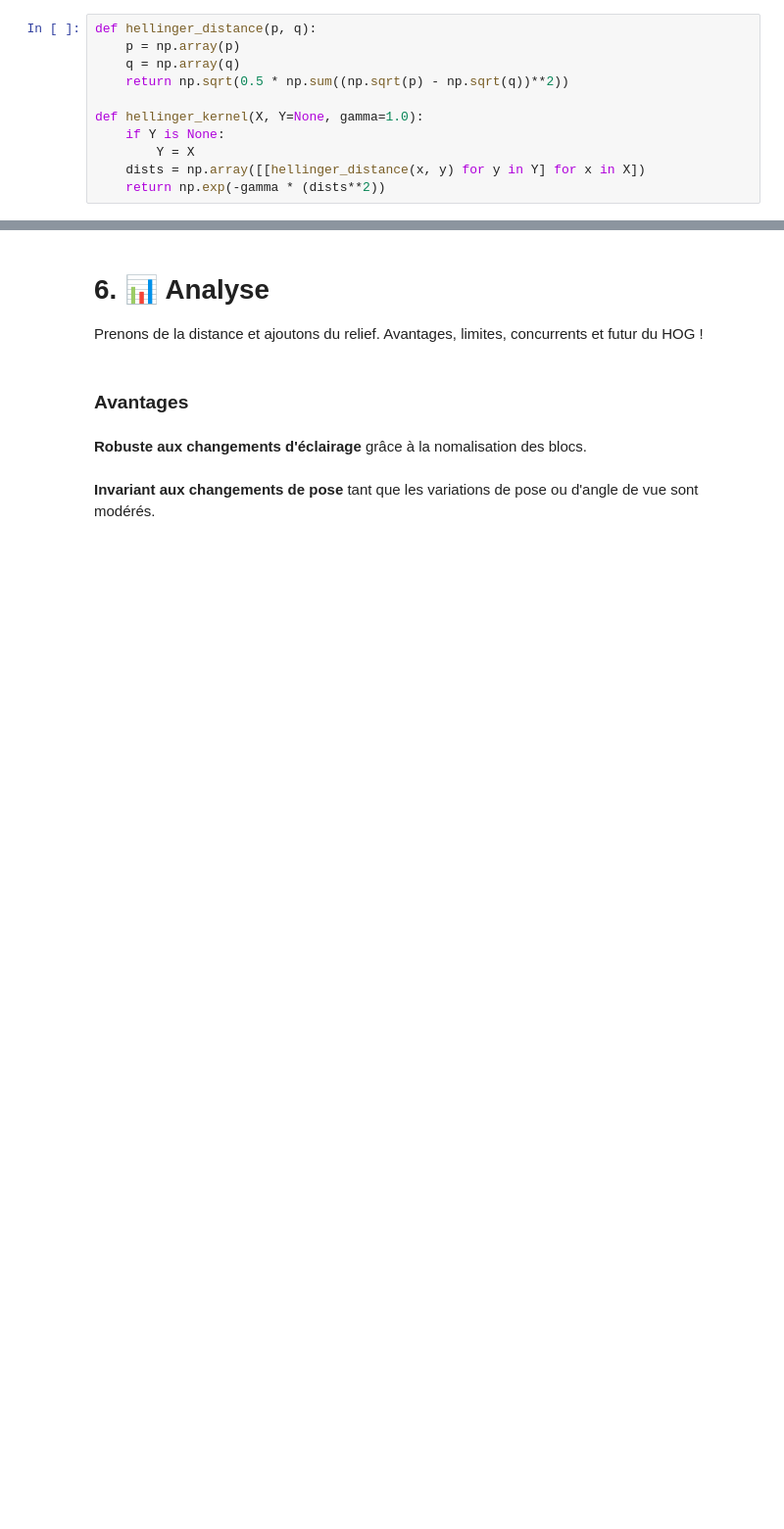
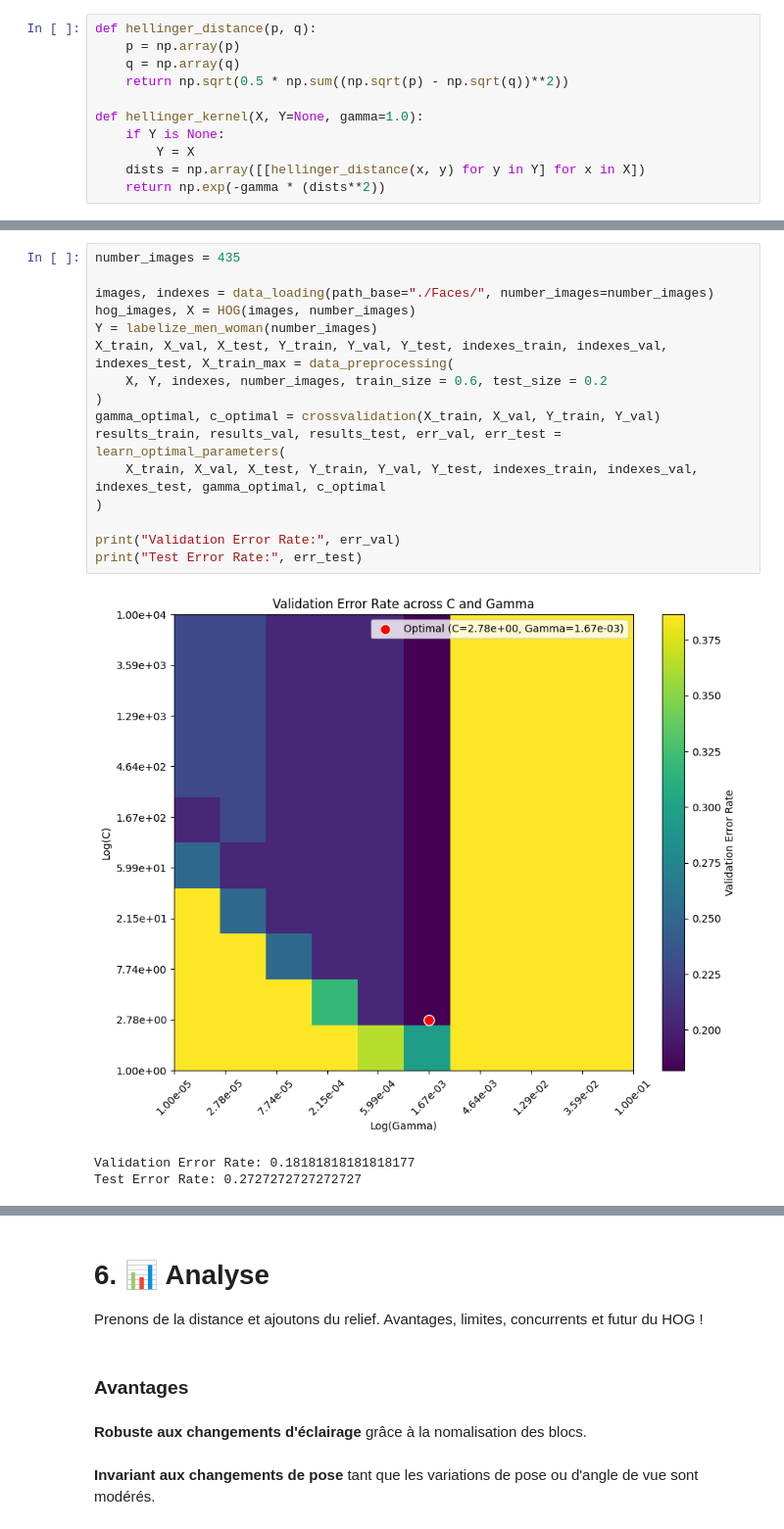
Before and after one commit to AlixANNERAUD/Histogram_of_oriented_gradients_presentation, a Jupyter notebook: Presentation.ipynb, the cells around one changed output, grey strips where cells are left out. Shown at 98% size. Cells and saved outputs as stored; diff of their text form; blank space fills up the shorter version.

```diff
--- a/Presentation.ipynb
+++ b/Presentation.ipynb
@@ -461,0 +740,20 @@ Optimal Linear SVM : test error rate = 0.5813953488372092
+# %%
+number_images = 435
+
+images, indexes = data_loading(path_base="./Faces/", number_images=number_images)
+hog_images, X = HOG(images, number_images)
+Y = labelize_men_woman(number_images)
+X_train, X_val, X_test, Y_train, Y_val, Y_test, indexes_train, indexes_val, indexes_test, X_train_max = data_preprocessing(
+    X, Y, indexes, number_images, train_size = 0.6, test_size = 0.2
+)
+gamma_optimal, c_optimal = crossvalidation(X_train, X_val, Y_train, Y_val)
+results_train, results_val, results_test, err_val, err_test = learn_optimal_parameters(
+    X_train, X_val, X_test, Y_train, Y_val, Y_test, indexes_train, indexes_val, indexes_test, gamma_optimal, c_optimal
+)
+
+print("Validation Error Rate:", err_val)
+print("Test Error Rate:", err_test)
+# %% [output]
+[figure, added]
+Validation Error Rate: 0.18181818181818177
+Test Error Rate: 0.2727272727272727
```
Also changed, not shown: parts of 82 cells of this notebook.
